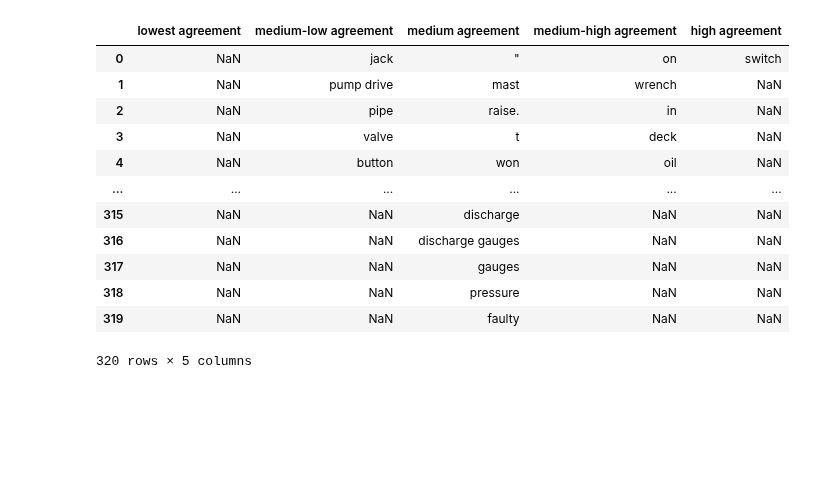
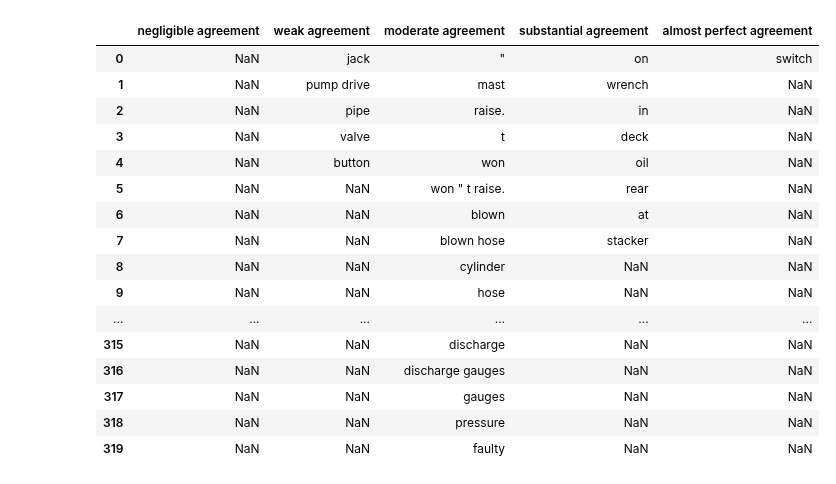
Before and after one commit to Daniel889911/GENG5511-Research-Project, a Jupyter notebook: personal_token_cohens/personal_token.ipynb, the cells around one changed output. Cells and saved outputs as stored; diff of their text form; code cells hidden in the pictures; blank space fills up the shorter version.

```diff
--- a/personal_token_cohens/personal_token.ipynb
+++ b/personal_token_cohens/personal_token.ipynb
@@ -18,19 +18,26 @@ overall_table = label.get_accumulated_table_labels()
 # %%
 agreements = label.get_annotator_token_agreements(overall_table)
 annotator1_agreements = { 'annotator1': agreements['annotator1'] }
-annotator1_summary = label.create_agreement_summary(annotator1_agreements)
-annotator1_summary['annotator1']
-# %% [output]
-|  | lowest agreement | medium-low agreement | medium agreement | medium-high agreement | high agreement |
-| 0 | NaN | jack | " | on | switch |
-| 1 | NaN | pump drive | mast | wrench | NaN |
-| 2 | NaN | pipe | raise. | in | NaN |
-| 3 | NaN | valve | t | deck | NaN |
-| 4 | NaN | button | won | oil | NaN |
-| ... | ... | ... | ... | ... | ... |
-| 315 | NaN | NaN | discharge | NaN | NaN |
-| 316 | NaN | NaN | discharge gauges | NaN | NaN |
-| 317 | NaN | NaN | gauges | NaN | NaN |
-| 318 | NaN | NaN | pressure | NaN | NaN |
-| 319 | NaN | NaN | faulty | NaN | NaN |
-320 rows × 5 columns
+# %%
+
+annotator1_summary = label.create_agreement_summary(annotator1_agreements)
+pd.set_option("display.max_rows", None)
+annotator1_summary['annotator1']
+# %% [output]
+|  | negligible agreement | weak agreement | moderate agreement | substantial agreement | almost perfect agreement |
+| 0 | NaN | jack | " | on | switch |
+| 1 | NaN | pump drive | mast | wrench | NaN |
+| 2 | NaN | pipe | raise. | in | NaN |
+| 3 | NaN | valve | t | deck | NaN |
+| 4 | NaN | button | won | oil | NaN |
+| 5 | NaN | NaN | won " t raise. | rear | NaN |
+| 6 | NaN | NaN | blown | at | NaN |
+| 7 | NaN | NaN | blown hose | stacker | NaN |
+| 8 | NaN | NaN | cylinder | NaN | NaN |
+| 9 | NaN | NaN | hose | NaN | NaN |
+| ... | ... | ... | ... | ... | ... |
+| 315 | NaN | NaN | discharge | NaN | NaN |
+| 316 | NaN | NaN | discharge gauges | NaN | NaN |
+| 317 | NaN | NaN | gauges | NaN | NaN |
+| 318 | NaN | NaN | pressure | NaN | NaN |
+| 319 | NaN | NaN | faulty | NaN | NaN |
```
Also changed, not shown: 12 other files.
